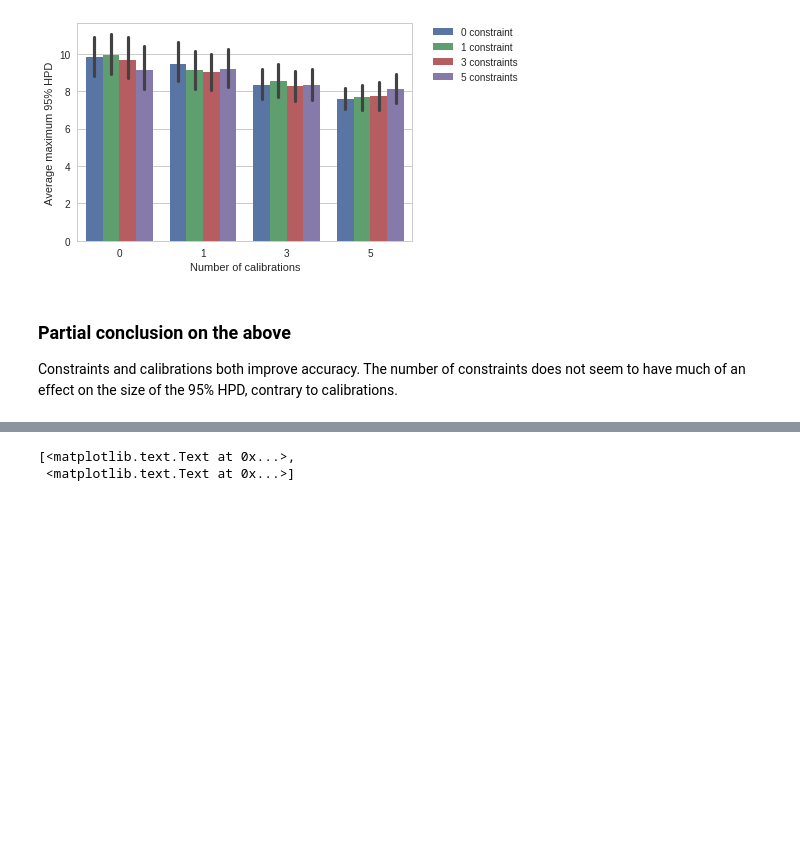
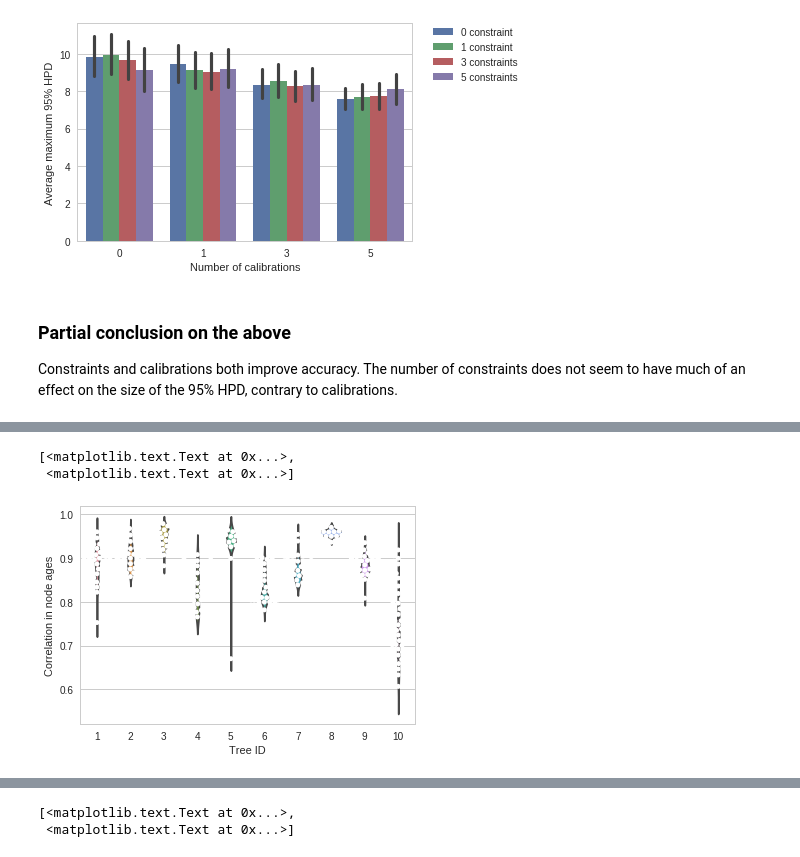
Before and after one commit to Boussau/Notebooks, a Jupyter notebook: Notebooks/Analysis of constraints vs calibrations.ipynb, the cells around one changed output, grey strips where cells are left out. Cells and saved outputs as stored; diff of their text form; code cells hidden in the pictures; blank space fills up the shorter version.

```diff
--- a/Notebooks/Analysis of constraints vs calibrations.ipynb
+++ b/Notebooks/Analysis of constraints vs calibrations.ipynb
@@ -298,0 +309,10 @@ In the following 2 plots, we look at the impact of the 10 different trees.
+# %%
+%matplotlib inline
+sns.set_style("whitegrid")
+ax = sns.violinplot(d["treeId"], y=d["correlation"], inner=None)
+ax = sns.swarmplot(d["treeId"], y=d["correlation"], color="white", edgecolor="gray")
+ax.set(xlabel='Tree ID', ylabel='Correlation in node ages')
+# %% [output]
+[<matplotlib.text.Text at 0x...>,
+ <matplotlib.text.Text at 0x...>]
+[figure, added]
```
Also changed, not shown: parts of 21 cells of this notebook.
